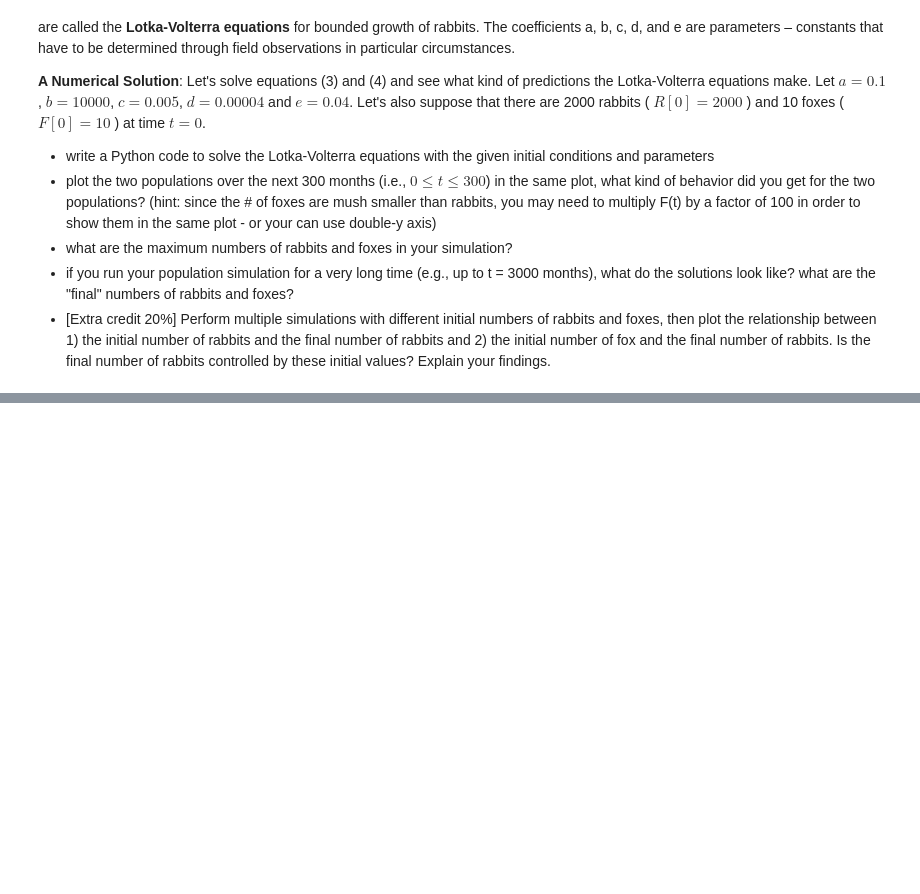
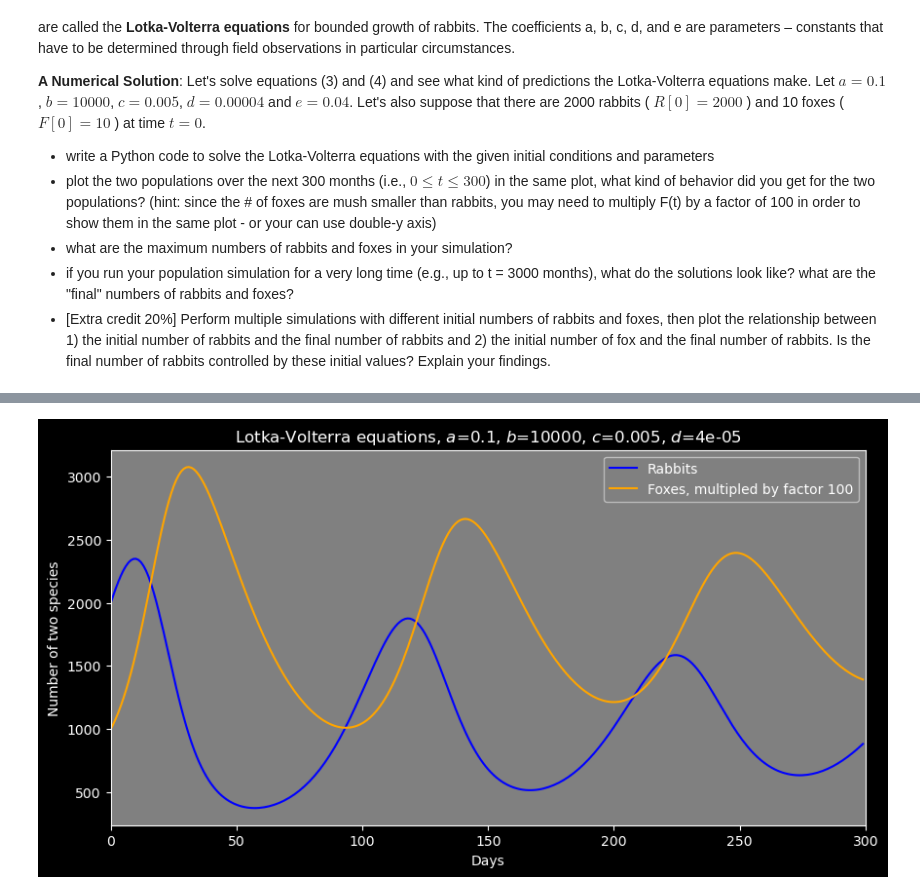
Before and after one commit to JerrySiRi/NJUAI_Learning_partial, a Jupyter notebook: HKU_exchange/Data_analysis_and_modeling_EASC2410/Assignment/HW7/HW7_2024.ipynb, the cells around one changed output, grey strips where cells are left out. Saved outputs shown, nothing was run; the diff lists cells and outputs as text; code cells hidden in the pictures; blank space fills up the shorter version.

```diff
--- a/HKU_exchange/Data_analysis_and_modeling_EASC2410/Assignment/HW7/HW7_2024.ipynb
+++ b/HKU_exchange/Data_analysis_and_modeling_EASC2410/Assignment/HW7/HW7_2024.ipynb
@@ -191,3 +193,83 @@ Combine equations (3) and (4), we get a set of equations describing the changes
 * what are the maximum numbers of rabbits and foxes in your simulation?
 * if you run your population simulation for a very long time (e.g., up to t = 3000 months), what do the solutions look like? what are the "final" numbers of rabbits and foxes?
 * [Extra credit 20%] Perform multiple simulations with different initial numbers of rabbits and foxes, then plot the relationship between 1) the initial number of rabbits and the final number of rabbits and 2) the initial number of fox and the final number of rabbits. Is the final number of rabbits controlled by these initial values? Explain your findings.
+# %%
+import numpy as np
+import matplotlib.pyplot as plt
+import random
+
+def simulation_plot(span, initial_rabbits, initial_foxes, whether_plot=True):
+    a = 0.1
+    b = 10000
+    c = 0.005
+    d = 0.00004
+    e = 0.04
+    T = span
+    # Rabbits number
+    R = np.zeros([T])
+    R[0] = initial_rabbits
+    # Foxes number
+    F = np.zeros([T])
+    F[0] = initial_foxes
+    for day in range(1,T):
+        R[day] = R[day-1] + a*(1-R[day-1]/b)*R[day-1] - c*R[day-1]*F[day-1]
+        F[day] = F[day-1] + d*R[day-1]*F[day-1] - e*F[day-1]
+    if whether_plot == True:
+        plt.figure(figsize=(10,5))
+        day = np.arange(T)
+        plt.rcParams['axes.facecolor'] = 'gray'
+        plt.plot(day,R,color="blue",label='Rabbits')
+        plt.plot(day,F*100,color="orange",label='Foxes, multipled by factor 100')
+        plt.xlabel('Days')
+        plt.xlim([0,T])
+        plt.ylabel('Number of two species')
+        plt.title('Lotka-Volterra equations, $a$='+str(a)+', $b$='+str(b)+', $c$='+str(c)+', $d$='+str(d))
+        plt.legend()
+        plt.show()
+    final_rabbits = R[len(R)-1]
+    return R,F,final_rabbits
+
+print("--task 1--")
+R1, F1, _ = simulation_plot(300,2000,10, whether_plot=True)
+print("--task 2--")
+print("maximum number of rabbits is ",max(R1))
+print("maximum number of foxes is ",max(F1),"\n")
+print("--task 3--")
+R2, F2, _ = simulation_plot(3000,2000,10, whether_plot=True)
+print("final number of rabbits is ", R2[2999])
+print("final number of foxes is ", F2[2999],"\n")
+
+print("--extra credit--")
+iteration = 20
+initial_rabbits = [random.randint(50000, 100000) for _ in range(iteration)]
+initial_foxes =  [random.randint(0,100) for _ in range(iteration)]
+final_rabbits = []
+for index in range(0,len(initial_foxes)):
+    _, _, cur_final_rabbits = \
+        simulation_plot(3000,initial_rabbits[index],initial_foxes[index],whether_plot=False)
+    final_rabbits.append(cur_final_rabbits)
+
+plt.figure(figsize=(10,5))
+plt.scatter(initial_rabbits,final_rabbits)
+plt.xlabel('Initial number of rabbits')
+plt.ylabel("Final number of rabbits")
+plt.show()
+plt.figure(figsize=(10,5))
+plt.scatter(initial_foxes,final_rabbits)
+plt.xlabel('Initial number of foxes')
+plt.ylabel("Final number of rabbits")
+plt.show()
+
+print("Explanation:")
+string = """
+The final number of rabbits is not controlled by the initial number of rabbits and foxes,
+that means the final balance is only influences by the parameter, regardless of initial setting.
+
+Similar to Markov random process, if it could strike a balance ultimately, this balance is only determined
+by random process's parameter. In my point of view, this result might be Lotka-Volterra equation's
+inherent characteristic.
+
+
+"""
+print(string)
+# %% [output]
@@ -193,0 +277 @@ Combine equations (3) and (4), we get a set of equations describing the changes
+[figure, added]
```
Also changed, not shown: parts of 2 cells of this notebook, 1 other file.
